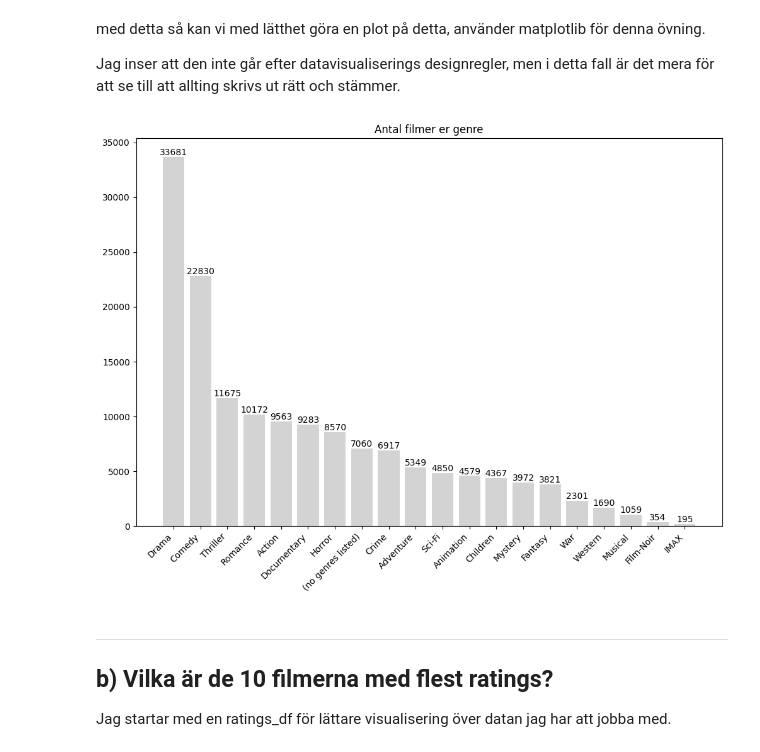
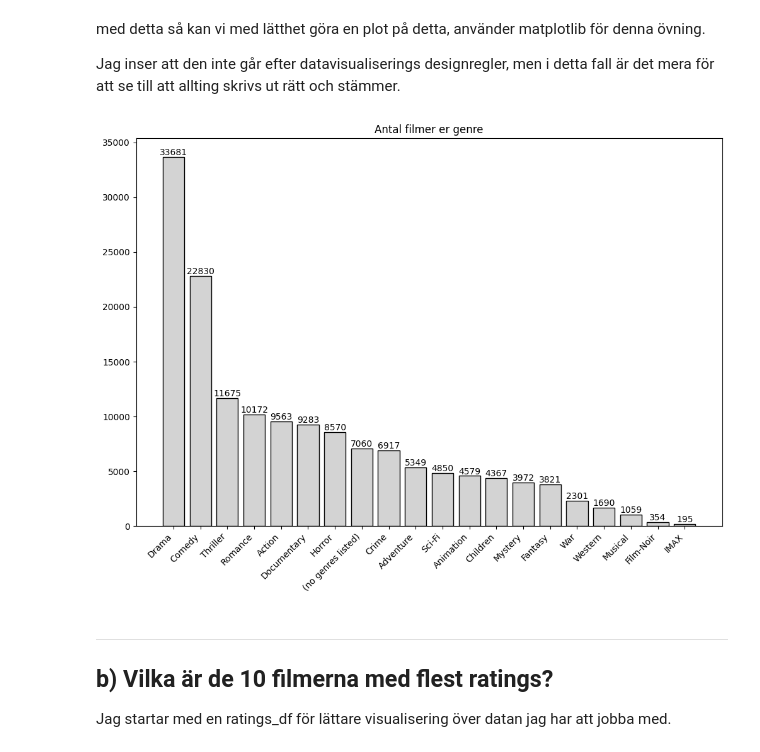
Before and after one commit to Markofbear/AI-Bjorn-Lagerblad-OPA23, a Jupyter notebook: labs/labb1/lab1.ipynb, the cells around one changed output. Cells and saved outputs as stored; diff of their text form; code cells hidden in the pictures.

```diff
--- a/labs/labb1/lab1.ipynb
+++ b/labs/labb1/lab1.ipynb
@@ -77,20 +77,20 @@ Jag inser att den inte går efter datavisualiserings designregler, men i detta f
 # %%
 plt.figure(figsize=(12, 8))
 
-plt.bar(genre_counts_df["Genre"], genre_counts_df["Movies"], color="lightgrey")
+plt.bar(genre_counts_df["Genre"], genre_counts_df["Movies"], color="lightgrey", edgecolor="black")
 
 plt.title("Antal filmer er genre")
 
 plt.xticks(rotation=45, ha="right")
 
 
 #gör en uskrift av varje stapel för att dubbelkolla att siffrorna stämmer
 for index, value in enumerate(genre_counts_df["Movies"]):
     plt.text(index, value, str(value), ha="center", va="bottom")
 
 plt.show()
 # %% [output]
-[figure, old version]
+[figure, new version]
 # %% [markdown]
 ---
 
```
Also changed, not shown: parts of 5 cells of this notebook.
